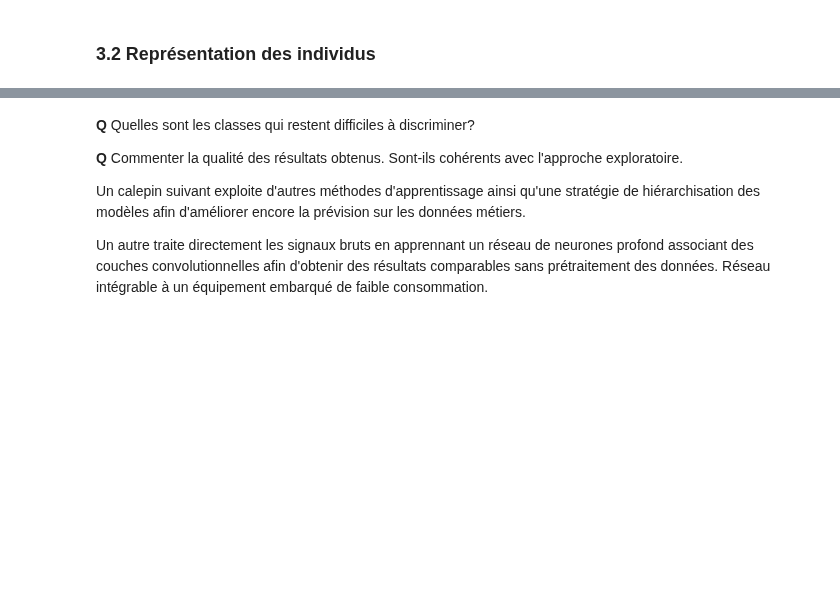
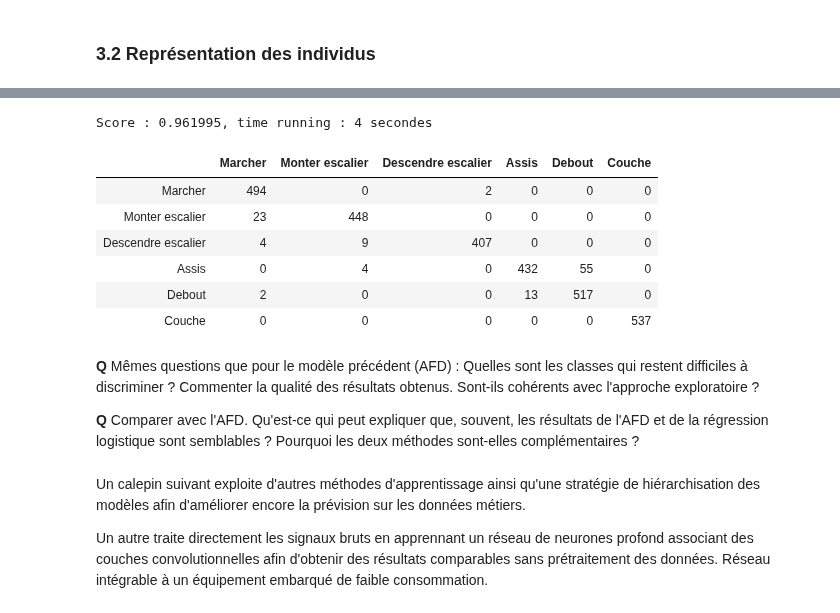
Before and after one commit to wikistat/Exploration, a Jupyter notebook: HumanActivityRecognition/Explo-Python-HAR-metier.ipynb, the cells around one changed output, grey strips where cells are left out. Drawn from its saved outputs; the diff is of its cells as text; code cells hidden in the pictures; blank space fills up the shorter version.

```diff
--- a/HumanActivityRecognition/Explo-Python-HAR-metier.ipynb
+++ b/HumanActivityRecognition/Explo-Python-HAR-metier.ipynb
@@ -226,8 +288,8 @@ Le modèle est estimé sans chercher à raffiner les valeurs de certains paramè
 from sklearn.linear_model import LogisticRegression
 ts = time.time()
 method = LogisticRegression()
-method.fit(Xtrain,ytrain)
-score = method.score(Xtest, ytest)
-ypred = method.predict(Xtest)
+method.fit(Xtrain, ytrain)
+scoreLR = method.score(Xtest, ytest)
+ypredLR = method.predict(Xtest)
 te = time.time()
 # %% [markdown]
@@ -236,12 +298,21 @@ Une fois le modèle estimé, l'erreur de prévision est évaluée, sans biais op
 # %%
 from sklearn.metrics import confusion_matrix
 print("Score : %f, time running : %d secondes" %(score, te-ts))
-pd.DataFrame(confusion_matrix(ytest, ypred), index = labels, columns=labels)
+pd.DataFrame(confusion_matrix(ytest, ypredLR), index = labels, columns=labels)
+# %% [output]
+Score : 0.961995, time running : 4 secondes
+|  | Marcher | Monter escalier | Descendre escalier | Assis | Debout | Couche |
+| Marcher | 494 | 0 | 2 | 0 | 0 | 0 |
+| Monter escalier | 23 | 448 | 0 | 0 | 0 | 0 |
+| Descendre escalier | 4 | 9 | 407 | 0 | 0 | 0 |
+| Assis | 0 | 4 | 0 | 432 | 55 | 0 |
+| Debout | 2 | 0 | 0 | 13 | 517 | 0 |
+| Couche | 0 | 0 | 0 | 0 | 0 | 537 |
+# %% [markdown]
+**Q** Mêmes questions que pour le modèle précédent (AFD) : Quelles sont les classes qui restent difficiles à discriminer ? Commenter la qualité des résultats obtenus. Sont-ils cohérents avec l'approche exploratoire ?
+
+**Q** Comparer avec l'AFD. Qu'est-ce qui peut expliquer que, souvent, les résultats de l'AFD et de la régression logistique sont semblables ? Pourquoi les deux méthodes sont-elles complémentaires ?
 # %% [markdown]
-**Q** Quelles sont les classes qui restent difficiles à discriminer?
-
-**Q** Commenter la qualité des résultats obtenus. Sont-ils cohérents avec l'approche exploratoire.
-
 Un calepin suivant exploite d'autres méthodes d'apprentissage ainsi qu'une stratégie de hiérarchisation des modèles afin d'améliorer encore la prévision sur les données métiers.
 
 Un autre traite directement les signaux bruts en apprennant un réseau de neurones profond associant des couches convolutionnelles afin d'obtenir des résultats comparables sans prétraitement des données. Réseau intégrable à un équipement embarqué de faible consommation.
```
Also changed, not shown: parts of 27 cells of this notebook.
